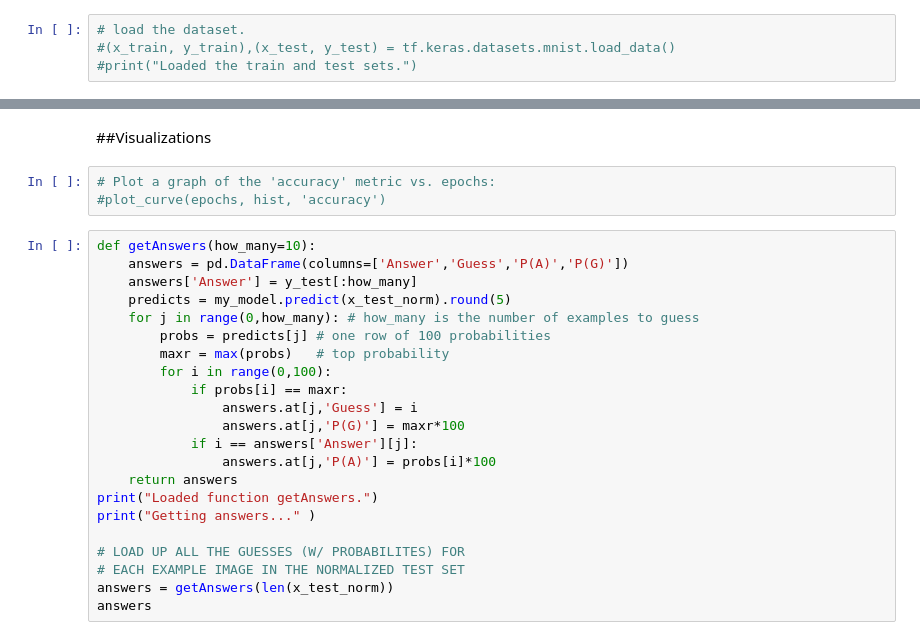
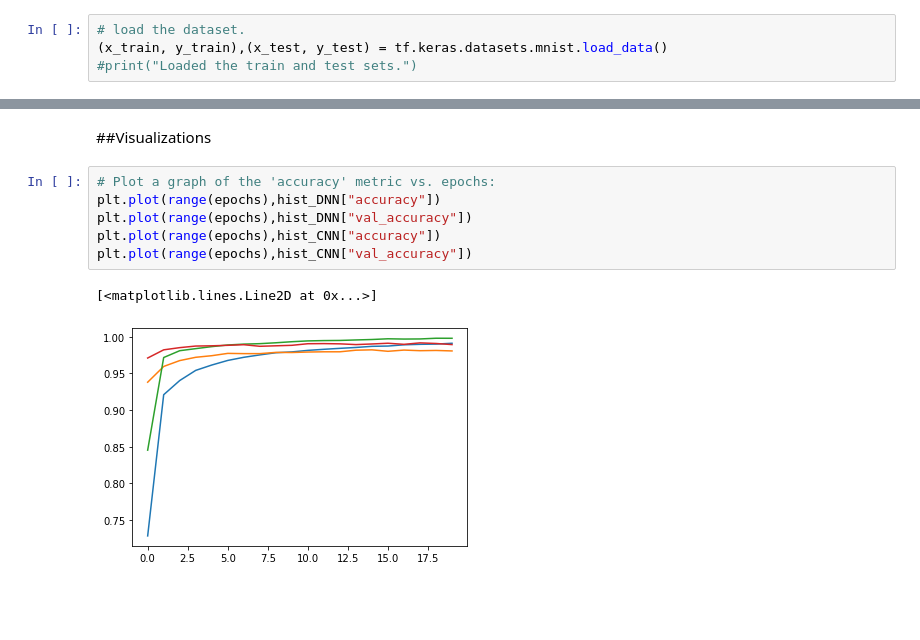
Before and after one commit to davidabelin/kaggle-files, a Jupyter notebook: digit-recognizer/digiteer.ipynb, the cells around one changed output, grey strips where cells are left out. Saved outputs shown, nothing was run; the diff lists cells and outputs as text; blank space fills up the shorter version.

```diff
--- a/digit-recognizer/digiteer.ipynb
+++ b/digit-recognizer/digiteer.ipynb
@@ -42,4 +48,4 @@ print("Loaded modules.")
 # %%
 # load the dataset.
-#(x_train, y_train),(x_test, y_test) = tf.keras.datasets.mnist.load_data()
+(x_train, y_train),(x_test, y_test) = tf.keras.datasets.mnist.load_data()
 #print("Loaded the train and test sets.")
@@ -140,26 +188,10 @@ convolute_NN.evaluate(x=x_test_norm,
 ##Visualizations
 # %%
 # Plot a graph of the 'accuracy' metric vs. epochs:
-#plot_curve(epochs, hist, 'accuracy')
+plt.plot(range(epochs),hist_DNN["accuracy"])
+plt.plot(range(epochs),hist_DNN["val_accuracy"])
+plt.plot(range(epochs),hist_CNN["accuracy"])
+plt.plot(range(epochs),hist_CNN["val_accuracy"])
+# %% [output]
+[<matplotlib.lines.Line2D at 0x...>]
+[figure, added]
-# %%
-def getAnswers(how_many=10):
-    answers = pd.DataFrame(columns=['Answer','Guess','P(A)','P(G)'])
-    answers['Answer'] = y_test[:how_many]
-    predicts = my_model.predict(x_test_norm).round(5)
-    for j in range(0,how_many): # how_many is the number of examples to guess
-        probs = predicts[j] # one row of 100 probabilities
-        maxr = max(probs)   # top probability
-        for i in range(0,100):
-            if probs[i] == maxr:
-                answers.at[j,'Guess'] = i
-                answers.at[j,'P(G)'] = maxr*100
-            if i == answers['Answer'][j]:
-                answers.at[j,'P(A)'] = probs[i]*100
-    return answers
-print("Loaded function getAnswers.")
-print("Getting answers..." )
-
-# LOAD UP ALL THE GUESSES (W/ PROBABILITES) FOR
-# EACH EXAMPLE IMAGE IN THE NORMALIZED TEST SET
-answers = getAnswers(len(x_test_norm))
-answers
```
Also changed, not shown: parts of 17 cells of this notebook, 6 other files.
